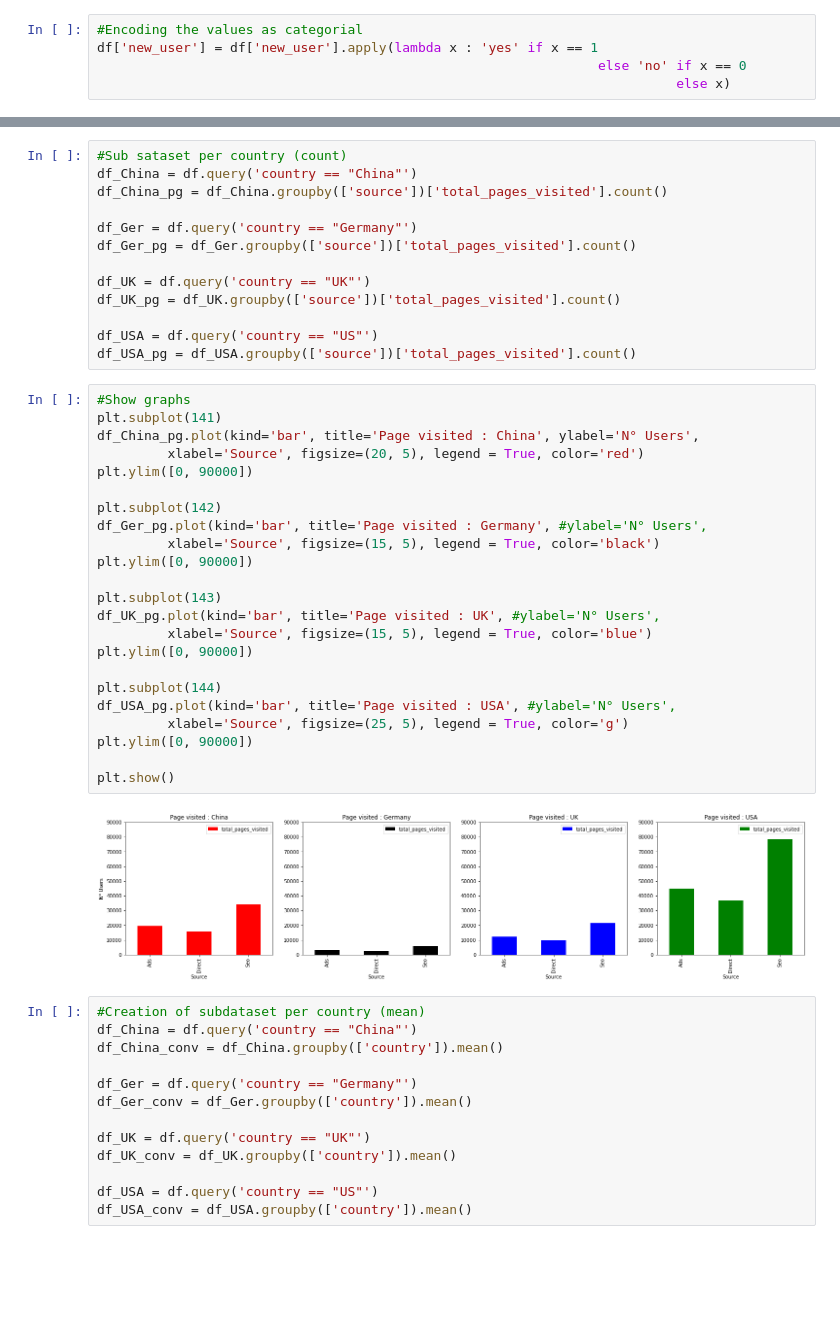
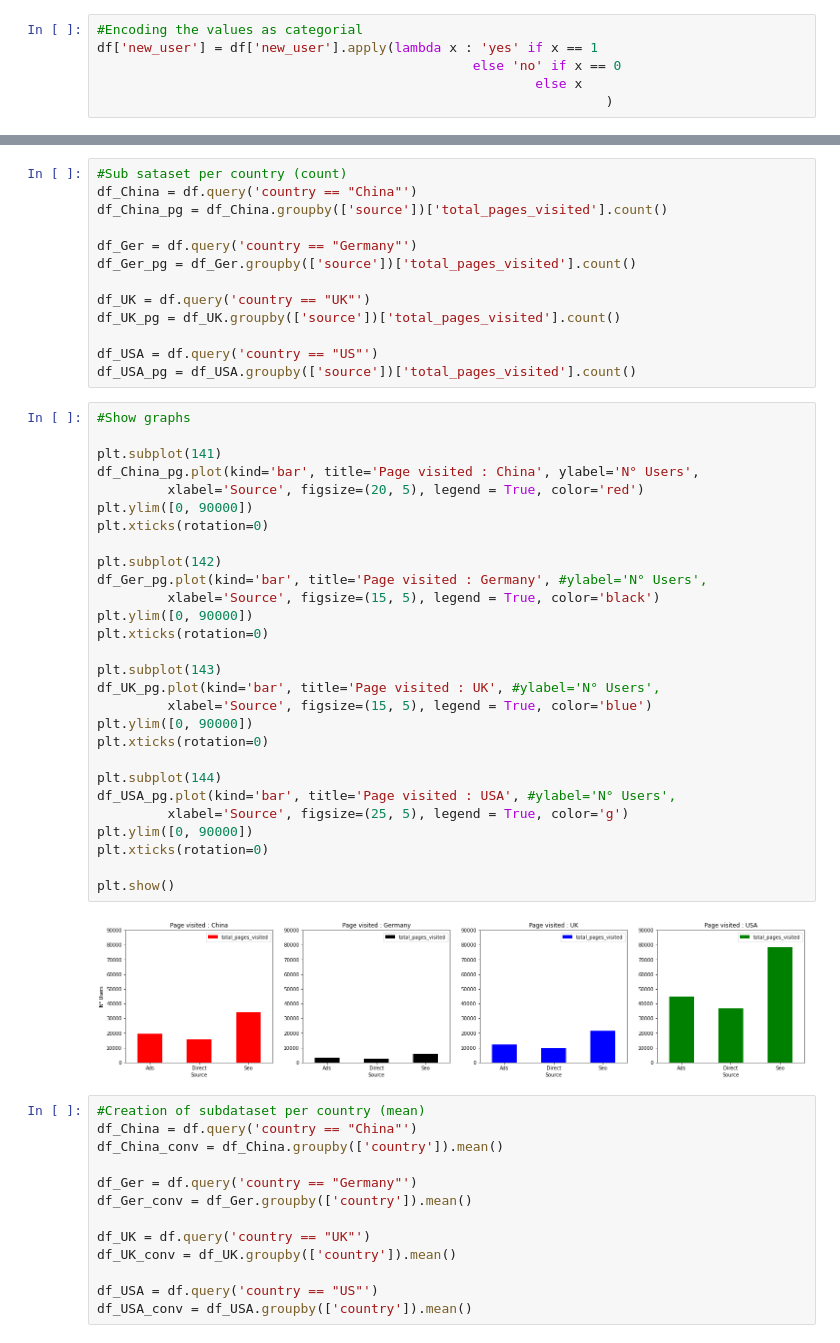
Before and after one commit to Seraphin17/Certification, a Jupyter notebook: 4_Conversion_Rate/Project_Conversion_rate_challenge_Certification.ipynb, the cells around one changed output, grey strips where cells are left out. Cells and saved outputs as stored; diff of their text form; blank space fills up the shorter version.

```diff
--- a/4_Conversion_Rate/Project_Conversion_rate_challenge_Certification.ipynb
+++ b/4_Conversion_Rate/Project_Conversion_rate_challenge_Certification.ipynb
@@ -253,8 +258,9 @@ plt.show()
 # %%
 #Encoding the values as categorial
 df['new_user'] = df['new_user'].apply(lambda x : 'yes' if x == 1
-                                                                else 'no' if x == 0
-                                                                          else x)
+                                                else 'no' if x == 0
+                                                        else x
+                                                                 )
 # %%
 #Weight of new vs current users
 weight_newu = df.groupby('new_user')['converted'].count()
@@ -296,29 +302,34 @@ df_USA = df.query('country == "US"')
 df_USA_pg = df_USA.groupby(['source'])['total_pages_visited'].count()
 # %%
 #Show graphs
+
 plt.subplot(141)
 df_China_pg.plot(kind='bar', title='Page visited : China', ylabel='N° Users',
          xlabel='Source', figsize=(20, 5), legend = True, color='red')
 plt.ylim([0, 90000])
+plt.xticks(rotation=0)
 
 plt.subplot(142)
 df_Ger_pg.plot(kind='bar', title='Page visited : Germany', #ylabel='N° Users',
          xlabel='Source', figsize=(15, 5), legend = True, color='black')
 plt.ylim([0, 90000])
+plt.xticks(rotation=0)
 
 plt.subplot(143)
 df_UK_pg.plot(kind='bar', title='Page visited : UK', #ylabel='N° Users',
          xlabel='Source', figsize=(15, 5), legend = True, color='blue')
 plt.ylim([0, 90000])
+plt.xticks(rotation=0)
 
 plt.subplot(144)
 df_USA_pg.plot(kind='bar', title='Page visited : USA', #ylabel='N° Users',
          xlabel='Source', figsize=(25, 5), legend = True, color='g')
 plt.ylim([0, 90000])
+plt.xticks(rotation=0)
 
 plt.show()
 # %% [output]
-[figure, old version]
+[figure, new version]
 # %%
 #Creation of subdataset per country (mean)
 df_China = df.query('country == "China"')
```
Also changed, not shown: parts of 27 cells of this notebook, 2 other files.
